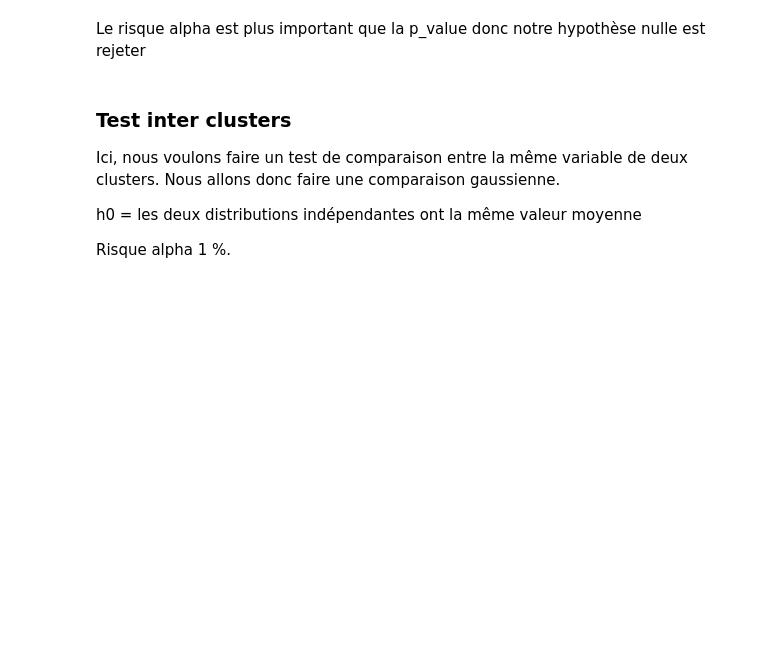
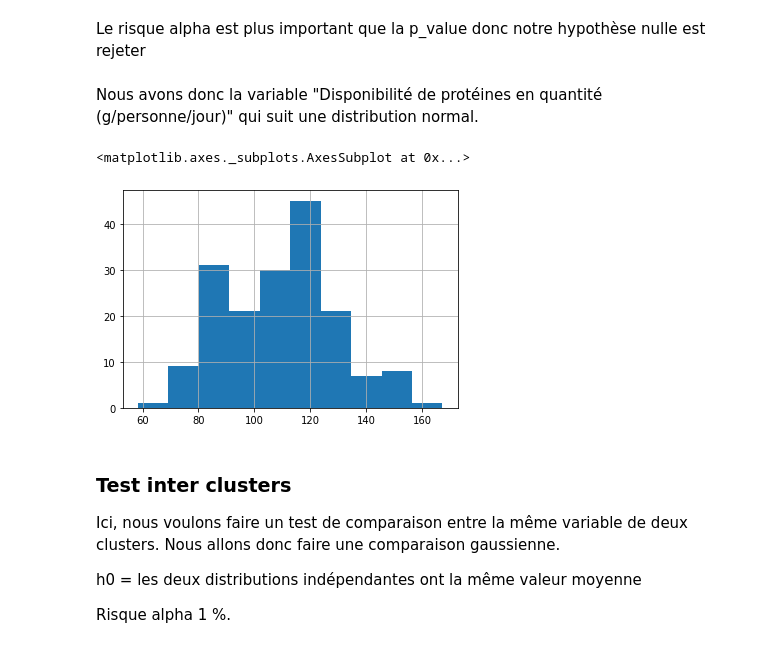
Before and after one commit to OwenAllain/Projet-5, a Jupyter notebook: P5_Analyse.ipynb, the cells around one changed output. Drawn from its saved outputs; the diff is of its cells as text; code cells hidden in the pictures; blank space fills up the shorter version.

```diff
--- a/P5_Analyse.ipynb
+++ b/P5_Analyse.ipynb
@@ -499,6 +499,13 @@ L'hypothèse nulle peut être rejetée.
 # %% [markdown]
 
 Le risque alpha est plus important que la p_value donc notre hypothèse nulle est rejeter
+# %% [markdown]
+Nous avons donc la variable "Disponibilité de protéines en quantité (g/personne/jour)" qui suit une distribution normal.
+# %%
+b1.hist()
+# %% [output]
+<matplotlib.axes._subplots.AxesSubplot at 0x...>
+[figure, added]
 # %% [markdown]
 
 ### Test inter clusters
```
Also changed, not shown: parts of 1 cell of this notebook.
